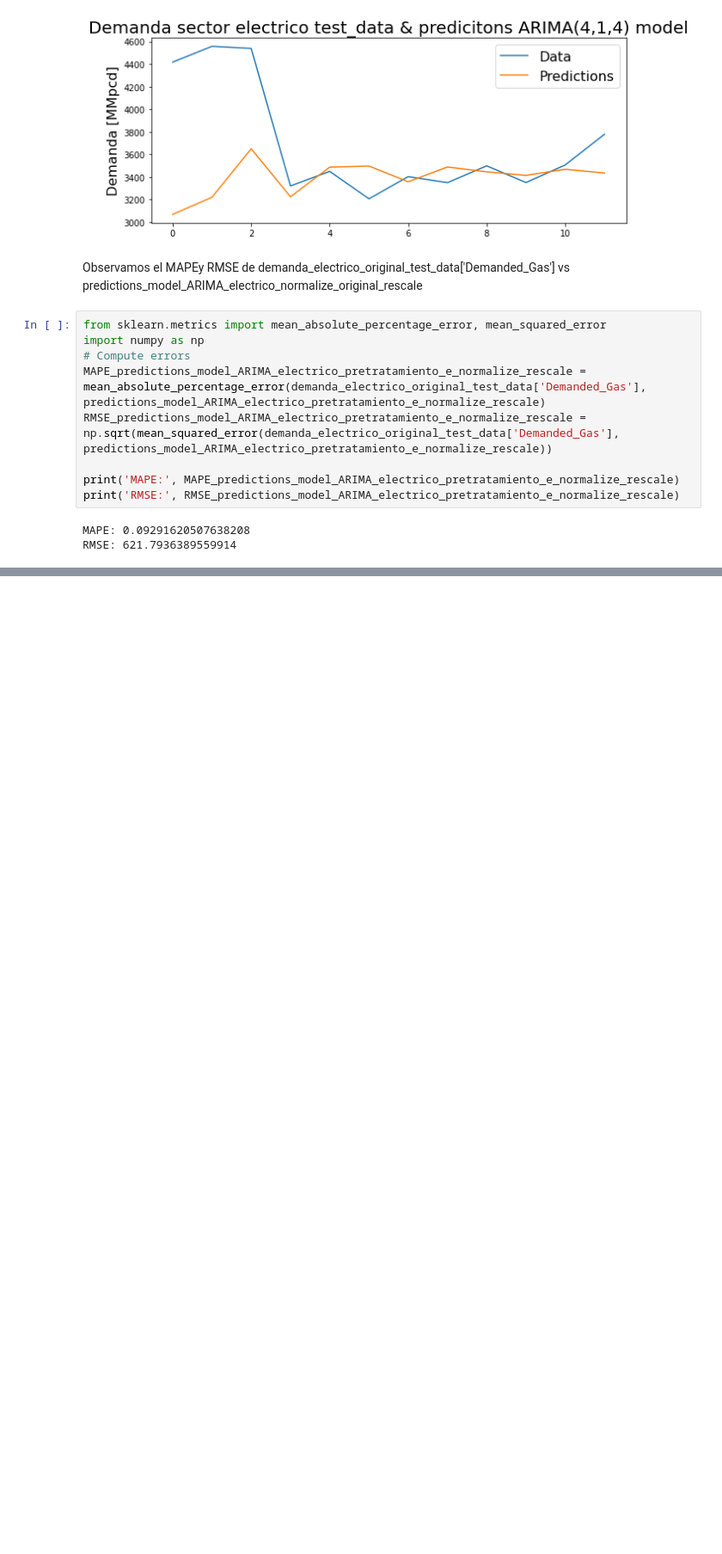
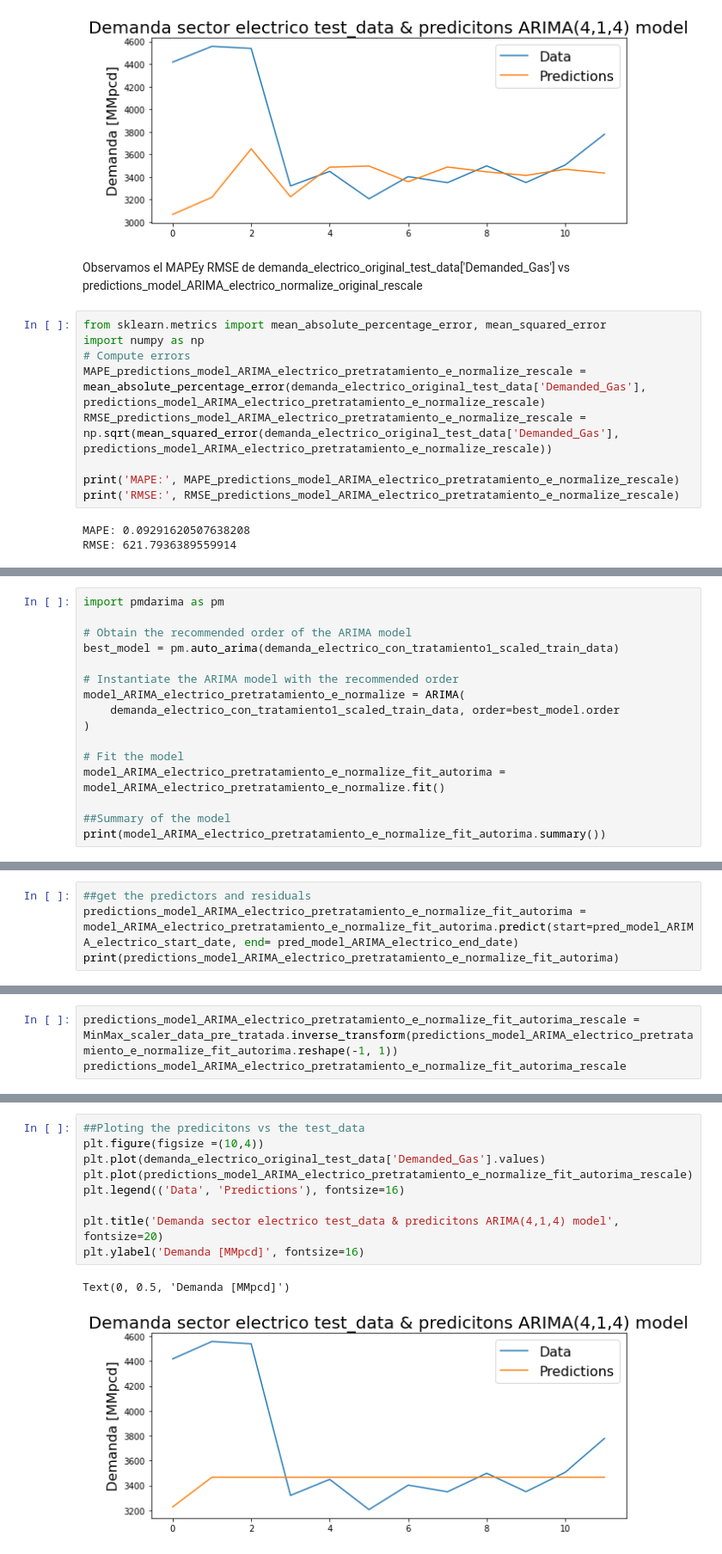
Before and after one commit to Sergio-Ibarra-1795/MIS_Tesis_GitHub, a Jupyter notebook: Demanda_electrico_ARIMA_con_tratamiento_FUNCIONA_v3_combinacion_pretratamiento.ipynb, the cells around one changed output, grey strips where cells are left out. Shown at 86% size. Drawn from its saved outputs; the diff is of its cells as text; blank space fills up the shorter version.

```diff
--- a/Demanda_electrico_ARIMA_con_tratamiento_FUNCIONA_v3_combinacion_pretratamiento.ipynb
+++ b/Demanda_electrico_ARIMA_con_tratamiento_FUNCIONA_v3_combinacion_pretratamiento.ipynb
@@ -977,0 +980,16 @@ RMSE: 621.7936389559914
+# %%
+import pmdarima as pm
+
+# Obtain the recommended order of the ARIMA model
+best_model = pm.auto_arima(demanda_electrico_con_tratamiento1_scaled_train_data)
+
+# Instantiate the ARIMA model with the recommended order
+model_ARIMA_electrico_pretratamiento_e_normalize = ARIMA(
+    demanda_electrico_con_tratamiento1_scaled_train_data, order=best_model.order
+)
+
+# Fit the model
+model_ARIMA_electrico_pretratamiento_e_normalize_fit_autorima = model_ARIMA_electrico_pretratamiento_e_normalize.fit()
+
+##Summary of the model
+print(model_ARIMA_electrico_pretratamiento_e_normalize_fit_autorima.summary())
@@ -977,0 +1014,4 @@ RMSE: 621.7936389559914
+# %%
+##get the predictors and residuals
+predictions_model_ARIMA_electrico_pretratamiento_e_normalize_fit_autorima = model_ARIMA_electrico_pretratamiento_e_normalize_fit_autorima.predict(start=pred_model_ARIMA_electrico_start_date, end= pred_model_ARIMA_electrico_end_date)
+print(predictions_model_ARIMA_electrico_pretratamiento_e_normalize_fit_autorima)
@@ -977,0 +1021,3 @@ RMSE: 621.7936389559914
+# %%
+predictions_model_ARIMA_electrico_pretratamiento_e_normalize_fit_autorima_rescale = MinMax_scaler_data_pre_tratada.inverse_transform(predictions_model_ARIMA_electrico_pretratamiento_e_normalize_fit_autorima.reshape(-1, 1))
+predictions_model_ARIMA_electrico_pretratamiento_e_normalize_fit_autorima_rescale
@@ -977,0 +1037,12 @@ RMSE: 621.7936389559914
+# %%
+##Ploting the predicitons vs the test_data
+plt.figure(figsize =(10,4))
+plt.plot(demanda_electrico_original_test_data['Demanded_Gas'].values)
+plt.plot(predictions_model_ARIMA_electrico_pretratamiento_e_normalize_fit_autorima_rescale)
+plt.legend(('Data', 'Predictions'), fontsize=16)
+
+plt.title('Demanda sector electrico test_data & predicitons ARIMA(4,1,4) model', fontsize=20)
+plt.ylabel('Demanda [MMpcd]', fontsize=16)
+# %% [output]
+Text(0, 0.5, 'Demanda [MMpcd]')
+[figure, added]
```
Also changed, not shown: parts of 4 cells of this notebook.
